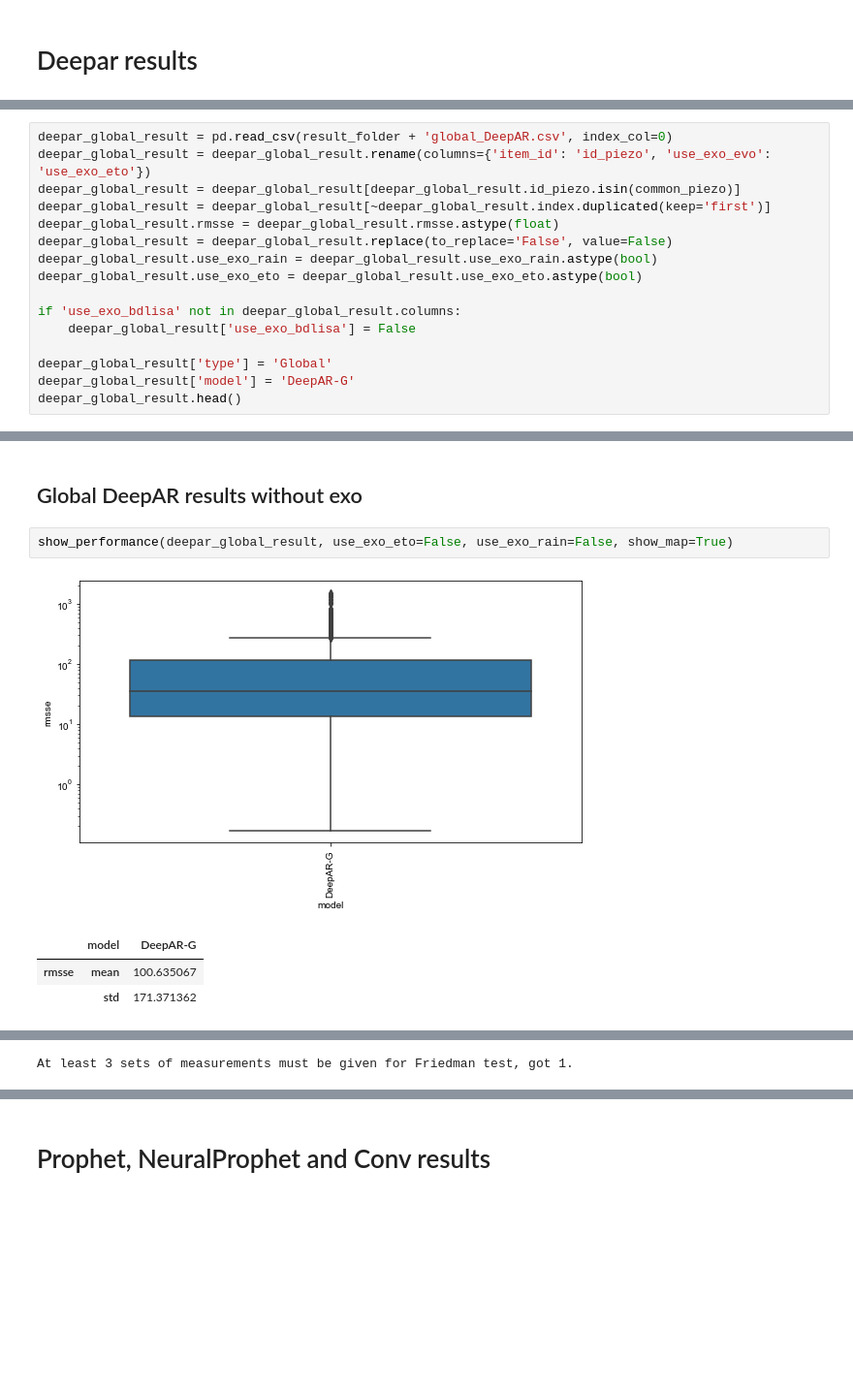
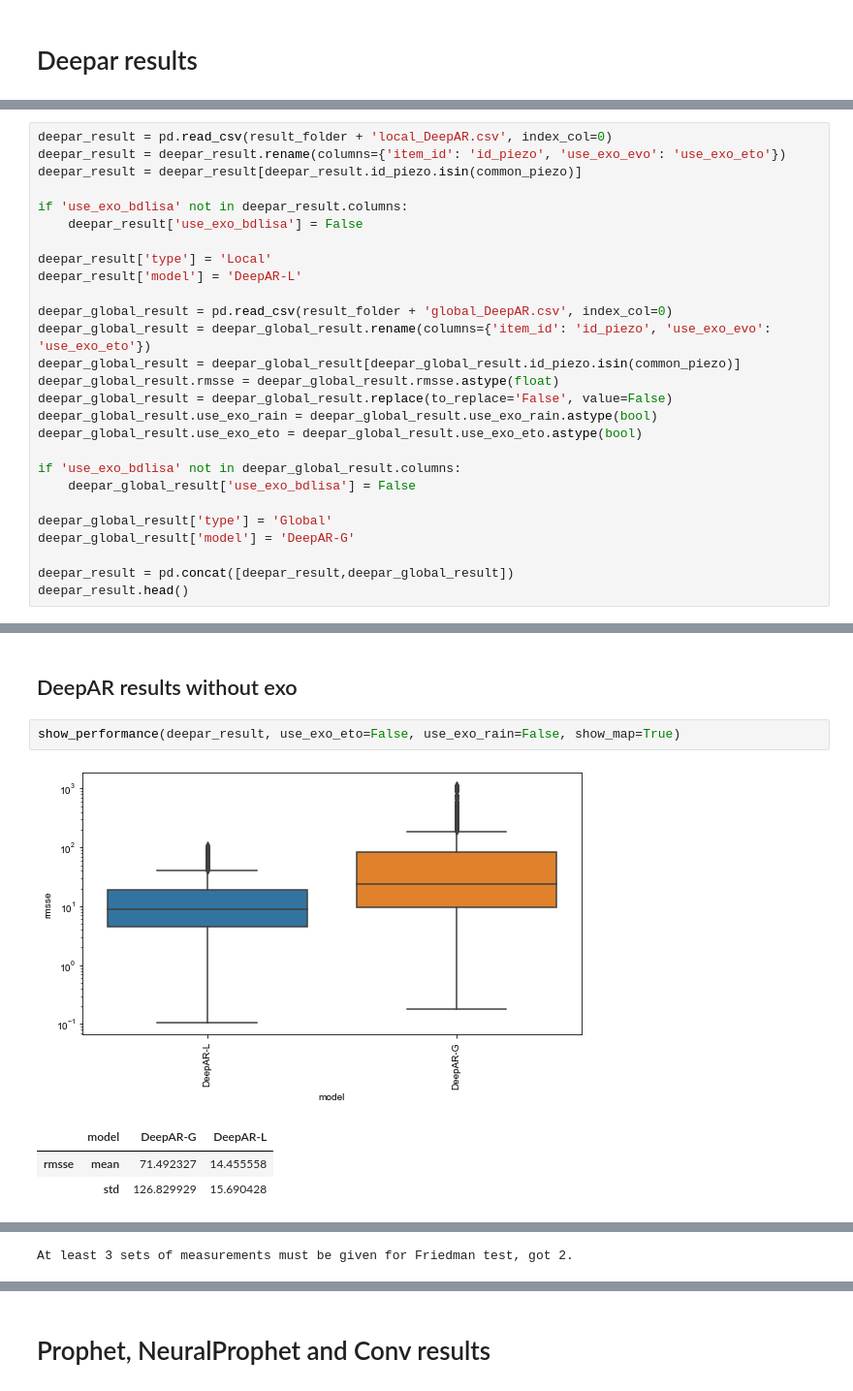
Before and after one commit to frankl1/piezoforecast, a Jupyter notebook: results/analysis.ipynb, the cells around one changed output, grey strips where cells are left out. Shown at 97% size. Saved outputs shown, nothing was run; the diff lists cells and outputs as text; blank space fills up the shorter version.

```diff
--- a/results/analysis.ipynb
+++ b/results/analysis.ipynb
@@ -252,8 +223,17 @@ At least 3 sets of measurements must be given for Friedman test, got 1.
 # %%
+deepar_result = pd.read_csv(result_folder + 'local_DeepAR.csv', index_col=0)
+deepar_result = deepar_result.rename(columns={'item_id': 'id_piezo', 'use_exo_evo': 'use_exo_eto'})
+deepar_result = deepar_result[deepar_result.id_piezo.isin(common_piezo)]
+
+if 'use_exo_bdlisa' not in deepar_result.columns:
+    deepar_result['use_exo_bdlisa'] = False
+
+deepar_result['type'] = 'Local'
+deepar_result['model'] = 'DeepAR-L'
+
 deepar_global_result = pd.read_csv(result_folder + 'global_DeepAR.csv', index_col=0)
 deepar_global_result = deepar_global_result.rename(columns={'item_id': 'id_piezo', 'use_exo_evo': 'use_exo_eto'})
 deepar_global_result = deepar_global_result[deepar_global_result.id_piezo.isin(common_piezo)]
-deepar_global_result = deepar_global_result[~deepar_global_result.index.duplicated(keep='first')]
 deepar_global_result.rmsse = deepar_global_result.rmsse.astype(float)
 deepar_global_result = deepar_global_result.replace(to_replace='False', value=False)
 deepar_global_result.use_exo_rain = deepar_global_result.use_exo_rain.astype(bool)
@@ -264,6 +244,8 @@ if 'use_exo_bdlisa' not in deepar_global_result.columns:
 
 deepar_global_result['type'] = 'Global'
 deepar_global_result['model'] = 'DeepAR-G'
-deepar_global_result.head()
+
+deepar_result = pd.concat([deepar_result,deepar_global_result])
+deepar_result.head()
 # %% [output]
 |  | id_piezo | MSE | abs_error | abs_target_sum | abs_target_mean | seasonal_error | MASE | MAPE | ... |
@@ -275,10 +257,10 @@ deepar_global_result.head()
 5 rows × 26 columns
 # %% [markdown]
-## Global DeepAR results without exo
+## DeepAR results without exo
 # %%
-show_performance(deepar_global_result, use_exo_eto=False, use_exo_rain=False, show_map=True)
+show_performance(deepar_result, use_exo_eto=False, use_exo_rain=False, show_map=True)
 # %% [output]
-[figure, old version]
+[figure, new version]
-|  | model | DeepAR-G |
-| rmsse | mean | 100.635067 |
-|  | std | 171.371362 |
+|  | model | DeepAR-G | DeepAR-L |
+| rmsse | mean | 71.492327 | 14.455558 |
+|  | std | 126.829929 | 15.690428 |
@@ -285 +268 @@ show_performance(deepar_global_result, use_exo_eto=False, use_exo_rain=False, sh
-At least 3 sets of measurements must be given for Friedman test, got 1.
+At least 3 sets of measurements must be given for Friedman test, got 2.
```
Also changed, not shown: parts of 23 cells of this notebook, 10 other files.
